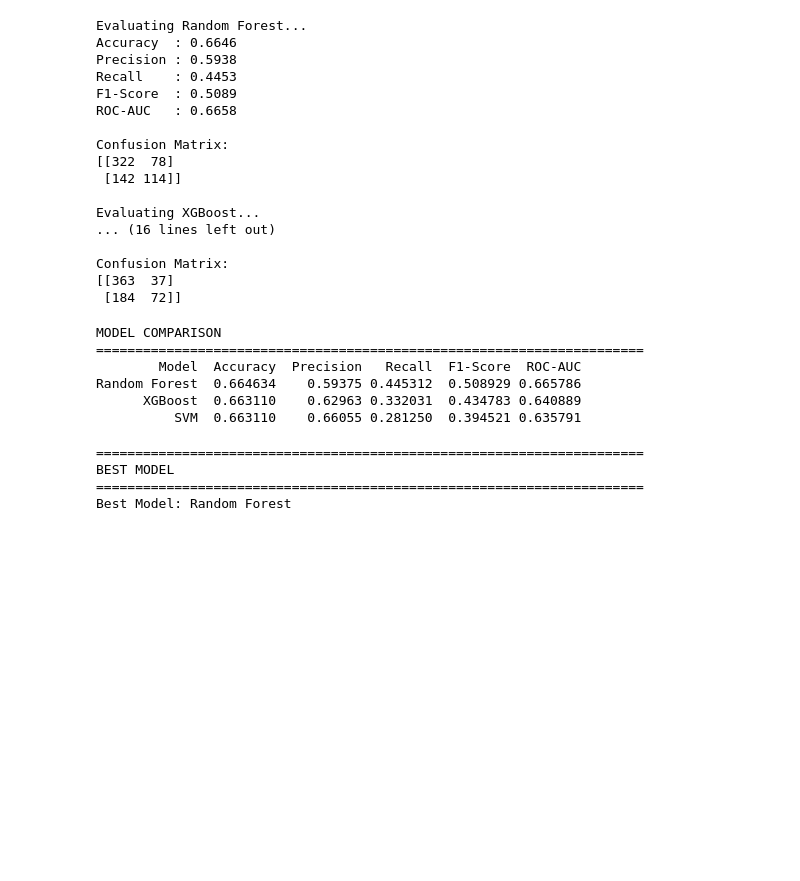
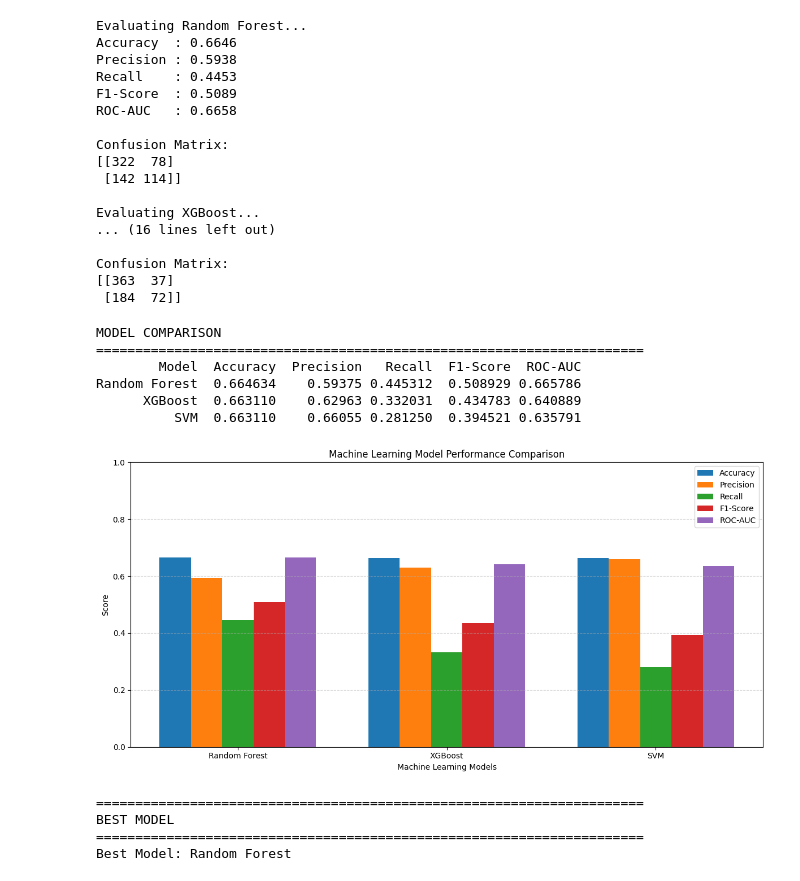
Before and after one commit to Dineth0/ML-Final-Project, a Jupyter notebook: main.ipynb, the cells around one changed output. Saved outputs shown, nothing was run; the diff lists cells and outputs as text; code cells hidden in the pictures; blank space fills up the shorter version.

Commit message:
add model performance comparison chart

```diff
--- a/main.ipynb
+++ b/main.ipynb
@@ -590,6 +590,41 @@ MODEL COMPARISON
 Random Forest  0.664634    0.59375 0.445312  0.508929 0.665786
       XGBoost  0.663110    0.62963 0.332031  0.434783 0.640889
           SVM  0.663110    0.66055 0.281250  0.394521 0.635791
+# %%
+# Plot model performance comparison
+
+import matplotlib.pyplot as plt
+import numpy as np
+
+metrics = ["Accuracy", "Precision", "Recall", "F1-Score", "ROC-AUC"]
+
+x = np.arange(len(results_df["Model"]))
+width = 0.15
+
+plt.figure(figsize=(12, 6))
+
+for i, metric in enumerate(metrics):
+    plt.bar(
+        x + i * width,
+        results_df[metric],
+        width,
+        label=metric
+    )
+
+plt.xlabel("Machine Learning Models")
+plt.ylabel("Score")
+plt.title("Machine Learning Model Performance Comparison")
+
+plt.xticks(x + width * 2,results_df["Model"])
+
+plt.ylim(0, 1.0)
+plt.legend()
+plt.grid(axis="y", linestyle="--", alpha=0.5)
+
+plt.tight_layout()
+plt.show()
+# %% [output]
+[figure, added]
 # %%
 ## select the best model
 
```
